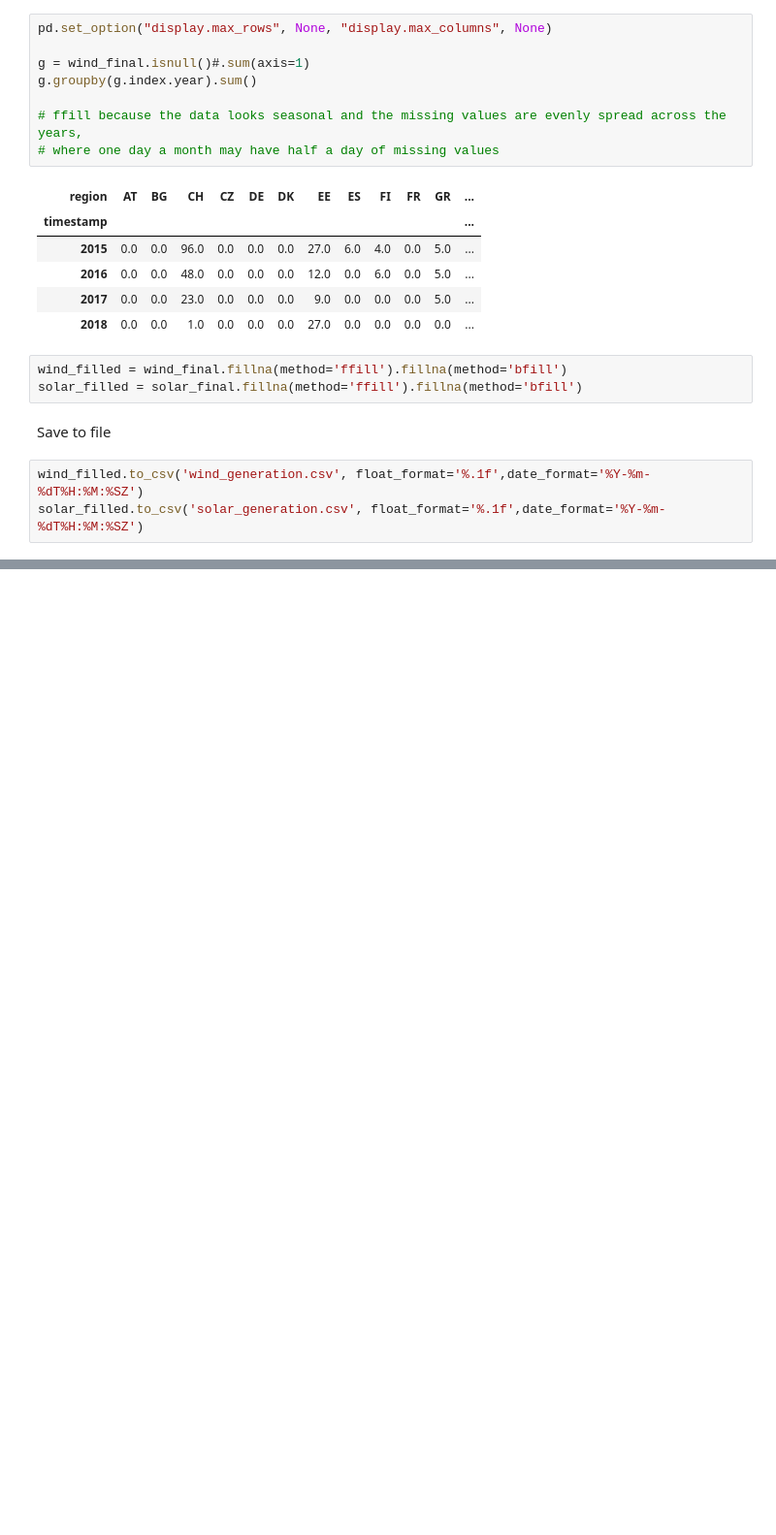
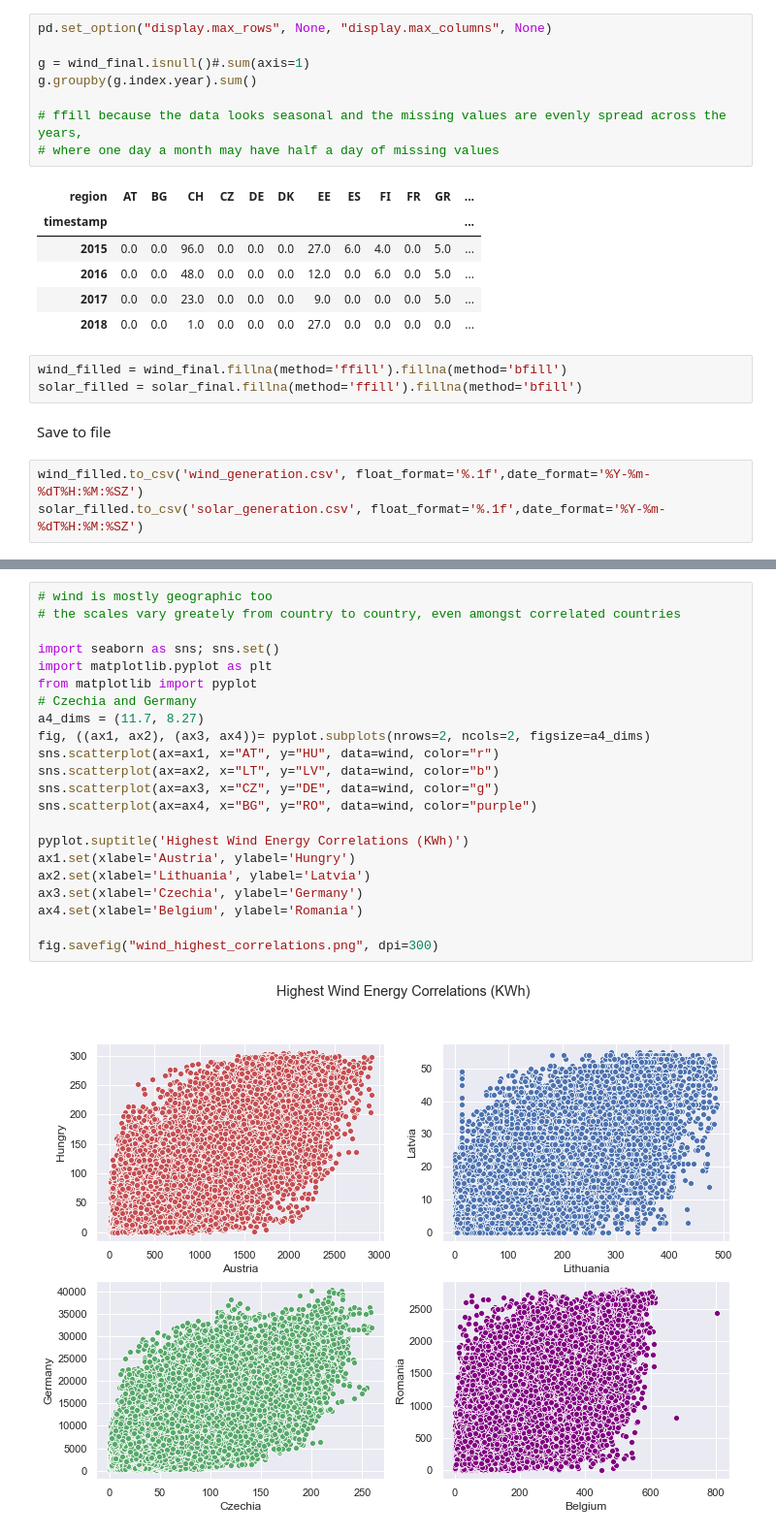
Before and after one commit to TTomilin/DataEng, a Jupyter notebook: python/Cleaning.ipynb, the cells around one changed output, grey strips where cells are left out. Shown at 97% size. Drawn from its saved outputs; the diff is of its cells as text; blank space fills up the shorter version.

```diff
--- a/python/Cleaning.ipynb
+++ b/python/Cleaning.ipynb
@@ -277,0 +352,24 @@ solar_filled.to_csv('solar_generation.csv', float_format='%.1f',date_format='%Y-
+# %%
+# wind is mostly geographic too
+# the scales vary greately from country to country, even amongst correlated countries
+
+import seaborn as sns; sns.set()
+import matplotlib.pyplot as plt
+from matplotlib import pyplot
+# Czechia and Germany
+a4_dims = (11.7, 8.27)
+fig, ((ax1, ax2), (ax3, ax4))= pyplot.subplots(nrows=2, ncols=2, figsize=a4_dims)
+sns.scatterplot(ax=ax1, x="AT", y="HU", data=wind, color="r")
+sns.scatterplot(ax=ax2, x="LT", y="LV", data=wind, color="b")
+sns.scatterplot(ax=ax3, x="CZ", y="DE", data=wind, color="g")
+sns.scatterplot(ax=ax4, x="BG", y="RO", data=wind, color="purple")
+
+pyplot.suptitle('Highest Wind Energy Correlations (KWh)')
+ax1.set(xlabel='Austria', ylabel='Hungry')
+ax2.set(xlabel='Lithuania', ylabel='Latvia')
+ax3.set(xlabel='Czechia', ylabel='Germany')
+ax4.set(xlabel='Belgium', ylabel='Romania')
+
+fig.savefig("wind_highest_correlations.png", dpi=300)
+# %% [output]
+[figure, added]
```
Also changed, not shown: parts of 15 cells of this notebook, 18 other files.
